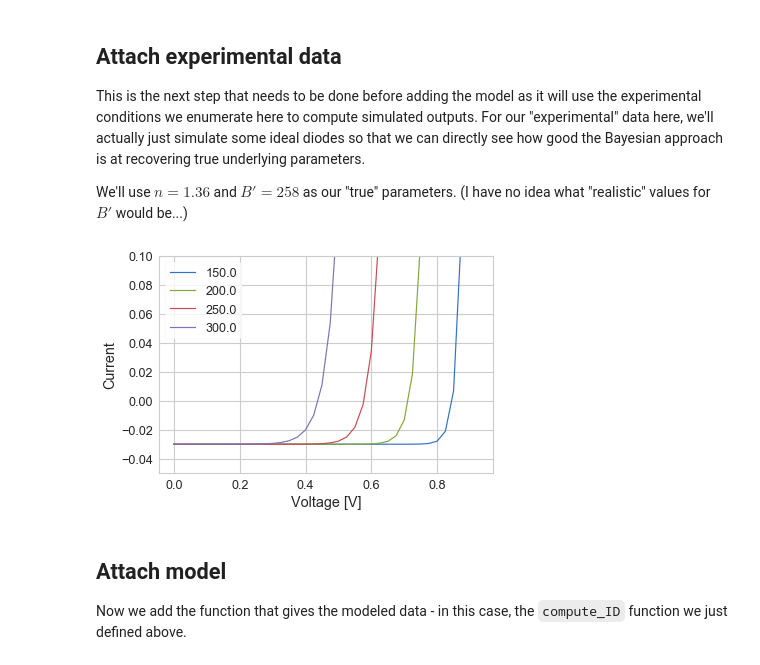
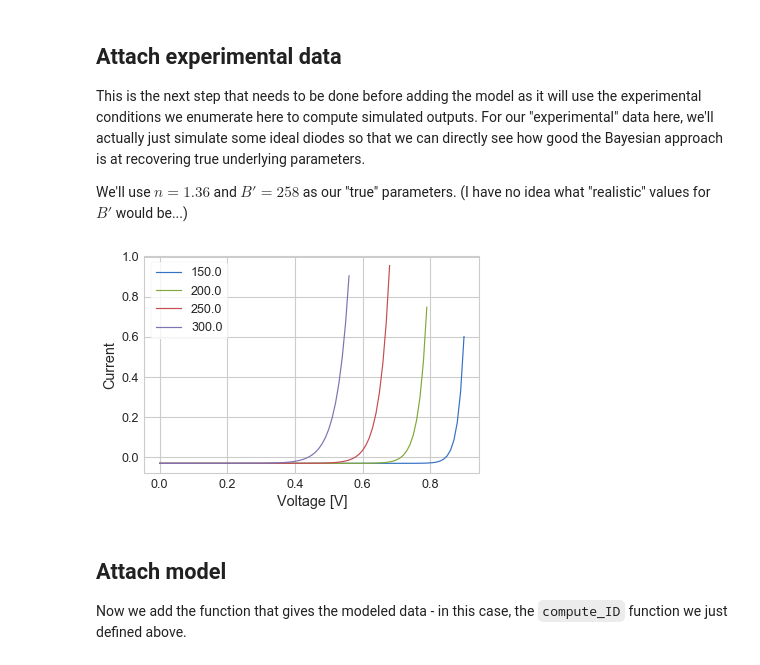
Before and after one commit to PV-Lab/bayesim, a Jupyter notebook: examples/diode/ideal_diode.ipynb, the cells around one changed output. Cells and saved outputs as stored; diff of their text form; code cells hidden in the pictures.

```diff
--- a/examples/diode/ideal_diode.ipynb
+++ b/examples/diode/ideal_diode.ipynb
@@ -86,7 +86,7 @@ def compute_ID(ec,params):
     J0 = Bp*T**(3/n)*math.exp(-1.2/V_th/n)
     return J_L + J0*(math.exp(V/V_th/n)-1)
 
-V = np.arange(0,1.0,0.025)
+V = np.arange(0,1.0,0.01)
 #V = np.arange(0,1.0,0.01)
 T = [float(t) for t in np.arange(150,301,50)]
 params = {'n':1.36,'Bp':258}
@@ -97,11 +97,11 @@ for t in T:
     for v in V:
         J = compute_ID({'V':v,'T':t},params)
         if abs(J)>0.05:
-            err = 0.1*abs(J)
+            err = 0.05*abs(J)
         else:
-            err = 0.01
+            err = 0.005
         # check for "compliance"
-        if not J > 5.0:
+        if not J > 1.0:
             data.append([v,t,J,err])
 
 data = pd.DataFrame.from_records(data=data,columns=['V','T','J','error'])
@@ -113,18 +113,18 @@ m.attach_observations(fpath='obs_data.h5',ec_x_var='V',max_ec_x_step=0.1)
 # %%
 import matplotlib.pyplot as plt
 %matplotlib inline
 leg = []
 for i in range(len(T)):
     curve = data[data['T']==T[i]]
     plt.plot(curve['V'],curve['J'])
     leg.append(curve['T'].iloc[0])
-plt.ylim([-0.05,0.1])
+#plt.ylim([-0.05,0.1])
 plt.legend([str(t) for t in leg])
 plt.xlabel('Voltage [V]')
 plt.ylabel('Current')
 plt.show()
 # %% [output]
-[figure, old version]
+[figure, new version]
 # %% [markdown]
 ## Attach model
 Now we add the function that gives the modeled data - in this case, the `compute_ID` function we just defined above.
```
Also changed, not shown: parts of 17 cells of this notebook, 1 other file.
